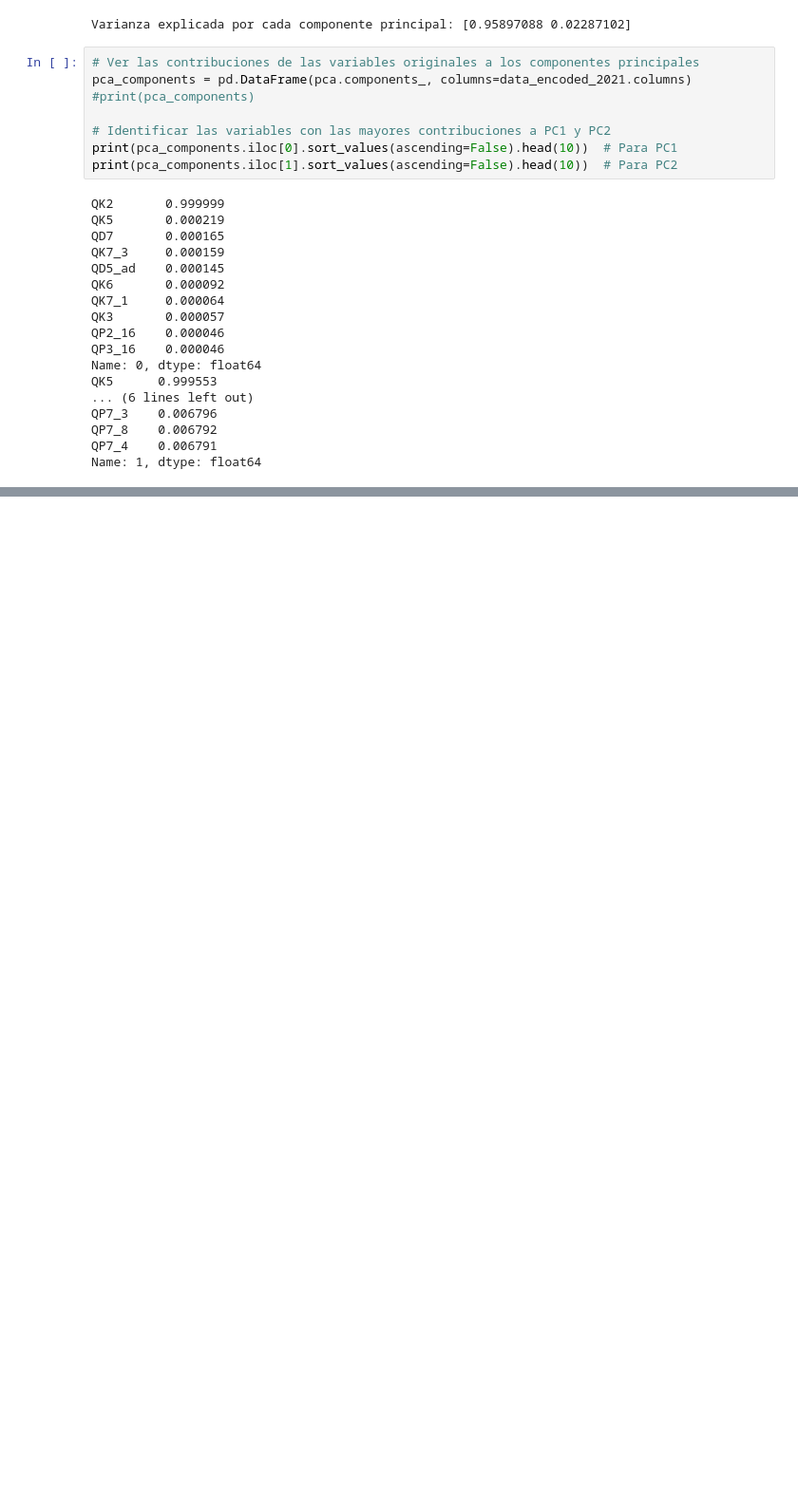
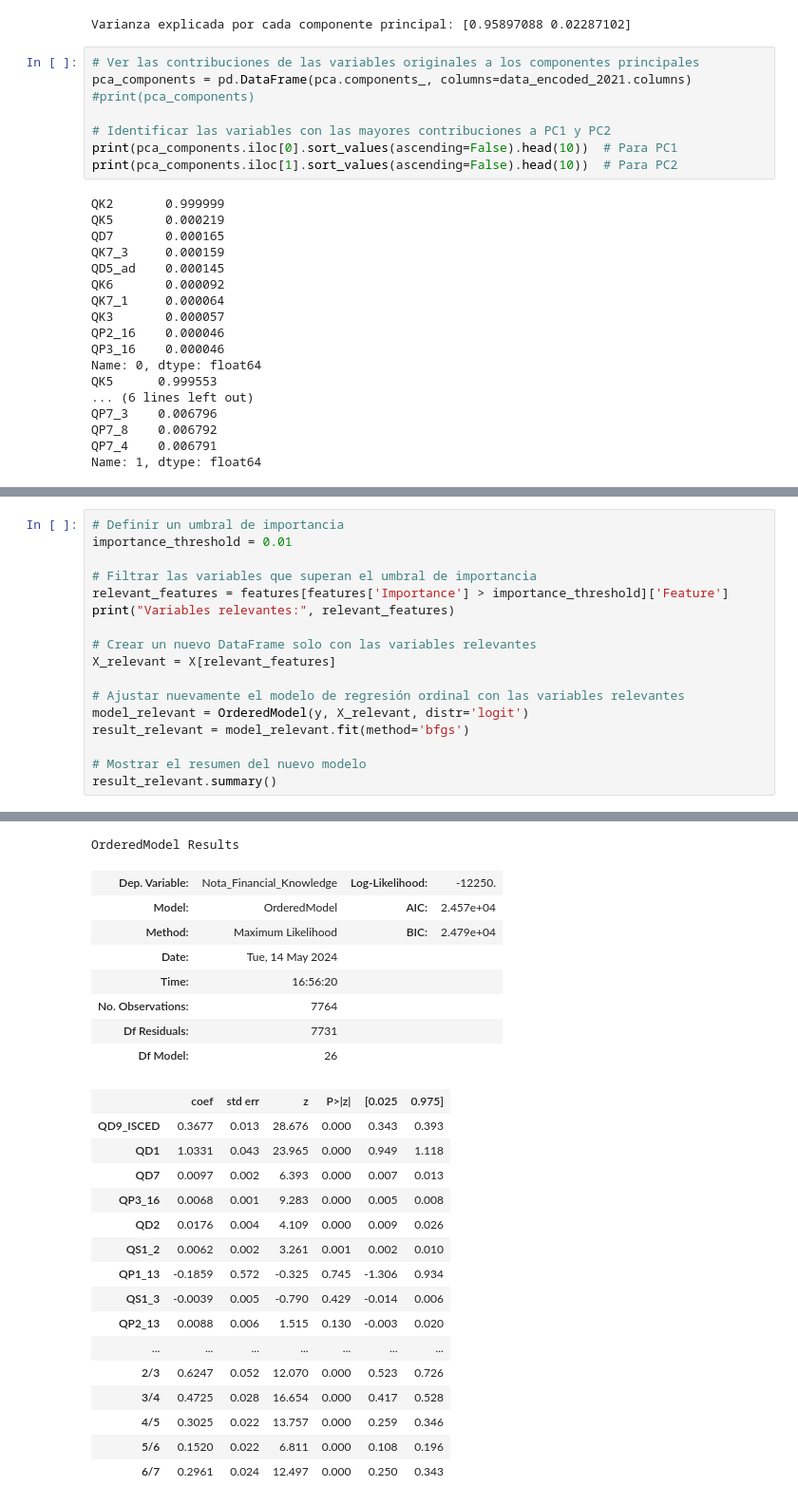
Before and after one commit to blackalle/TFM, a Jupyter notebook: tfm.ipynb, the cells around one changed output, grey strips where cells are left out. Shown at 95% size. Drawn from its saved outputs; the diff is of its cells as text; blank space fills up the shorter version.

```diff
--- a/tfm.ipynb
+++ b/tfm.ipynb
@@ -1567,0 +1602,18 @@ Name: 1, dtype: float64
+# %%
+# Definir un umbral de importancia
+importance_threshold = 0.01
+
+# Filtrar las variables que superan el umbral de importancia
+relevant_features = features[features['Importance'] > importance_threshold]['Feature']
+print("Variables relevantes:", relevant_features)
+
+# Crear un nuevo DataFrame solo con las variables relevantes
+X_relevant = X[relevant_features]
+
+# Ajustar nuevamente el modelo de regresión ordinal con las variables relevantes
+model_relevant = OrderedModel(y, X_relevant, distr='logit')
+result_relevant = model_relevant.fit(method='bfgs')
+
+# Mostrar el resumen del nuevo modelo
+result_relevant.summary()
+# %% [output]
@@ -1567,0 +1637,25 @@ Name: 1, dtype: float64
+OrderedModel Results
+| Dep. Variable: | Nota_Financial_Knowledge | Log-Likelihood: | -12250. |
+| Model: | OrderedModel | AIC: | 2.457e+04 |
+| Method: | Maximum Likelihood | BIC: | 2.479e+04 |
+| Date: | Tue, 14 May 2024 |  |  |
+| Time: | 16:56:20 |  |  |
+| No. Observations: | 7764 |  |  |
+| Df Residuals: | 7731 |  |  |
+| Df Model: | 26 |  |  |
+|  | coef | std err | z | P>|z| | [0.025 | 0.975] |
+| QD9_ISCED | 0.3677 | 0.013 | 28.676 | 0.000 | 0.343 | 0.393 |
+| QD1 | 1.0331 | 0.043 | 23.965 | 0.000 | 0.949 | 1.118 |
+| QD7 | 0.0097 | 0.002 | 6.393 | 0.000 | 0.007 | 0.013 |
+| QP3_16 | 0.0068 | 0.001 | 9.283 | 0.000 | 0.005 | 0.008 |
+| QD2 | 0.0176 | 0.004 | 4.109 | 0.000 | 0.009 | 0.026 |
+| QS1_2 | 0.0062 | 0.002 | 3.261 | 0.001 | 0.002 | 0.010 |
+| QP1_13 | -0.1859 | 0.572 | -0.325 | 0.745 | -1.306 | 0.934 |
+| QS1_3 | -0.0039 | 0.005 | -0.790 | 0.429 | -0.014 | 0.006 |
+| QP2_13 | 0.0088 | 0.006 | 1.515 | 0.130 | -0.003 | 0.020 |
+| ... | ... | ... | ... | ... | ... | ... |
+| 2/3 | 0.6247 | 0.052 | 12.070 | 0.000 | 0.523 | 0.726 |
+| 3/4 | 0.4725 | 0.028 | 16.654 | 0.000 | 0.417 | 0.528 |
+| 4/5 | 0.3025 | 0.022 | 13.757 | 0.000 | 0.259 | 0.346 |
+| 5/6 | 0.1520 | 0.022 | 6.811 | 0.000 | 0.108 | 0.196 |
+| 6/7 | 0.2961 | 0.024 | 12.497 | 0.000 | 0.250 | 0.343 |
```
Also changed, not shown: parts of 6 cells of this notebook.
